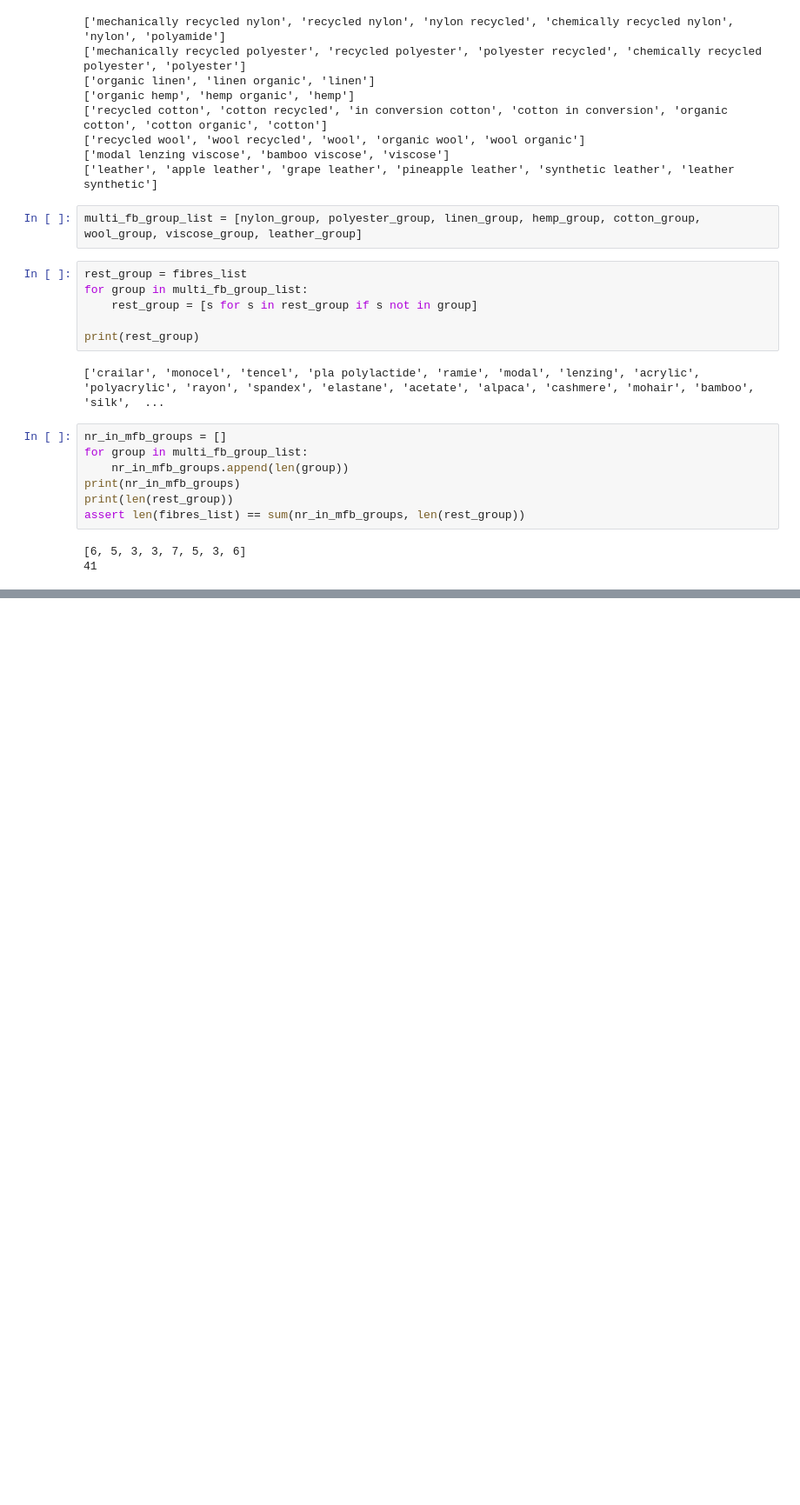
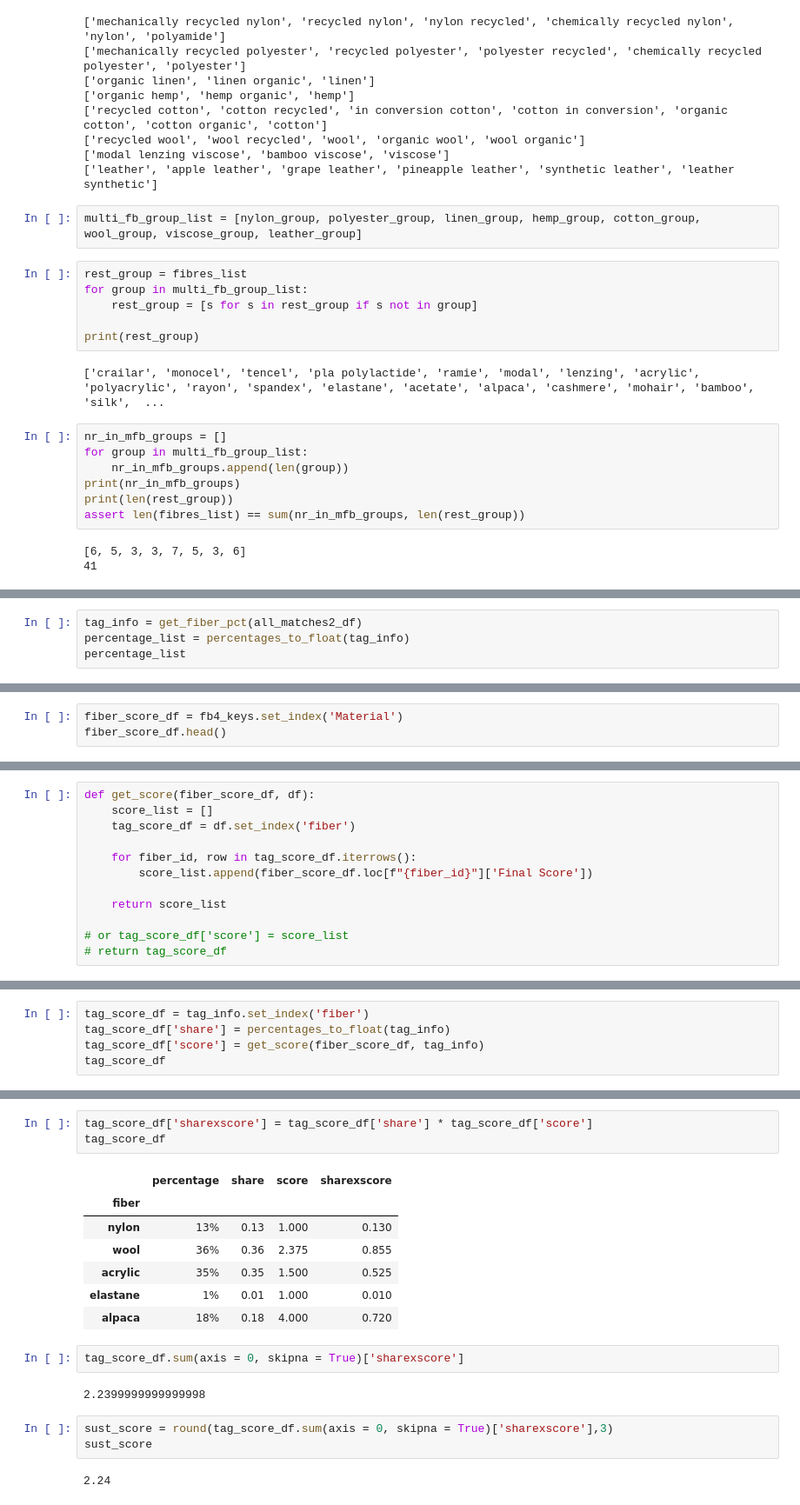
Before and after one commit to lunadabinovic/eco_fashion_project, a Jupyter notebook: notebooks/linking_tags_fbscore.ipynb, the cells around one changed output, grey strips where cells are left out. Shown at 87% size. Saved outputs shown, nothing was run; the diff lists cells and outputs as text; blank space fills up the shorter version.

```diff
--- a/notebooks/linking_tags_fbscore.ipynb
+++ b/notebooks/linking_tags_fbscore.ipynb
@@ -514,0 +560,4 @@ get_fiber_pct(all_matches2_df)
+# %%
+tag_info = get_fiber_pct(all_matches2_df)
+percentage_list = percentages_to_float(tag_info)
+percentage_list
@@ -514,0 +570,3 @@ get_fiber_pct(all_matches2_df)
+# %%
+fiber_score_df = fb4_keys.set_index('Material')
+fiber_score_df.head()
@@ -514,0 +585,12 @@ get_fiber_pct(all_matches2_df)
+# %%
+def get_score(fiber_score_df, df):
+    score_list = []
+    tag_score_df = df.set_index('fiber')
+
+    for fiber_id, row in tag_score_df.iterrows():
+        score_list.append(fiber_score_df.loc[f"{fiber_id}"]['Final Score'])
+
+    return score_list
+
+# or tag_score_df['score'] = score_list
+# return tag_score_df
@@ -514,0 +601,5 @@ get_fiber_pct(all_matches2_df)
+# %%
+tag_score_df = tag_info.set_index('fiber')
+tag_score_df['share'] = percentages_to_float(tag_info)
+tag_score_df['score'] = get_score(fiber_score_df, tag_info)
+tag_score_df
@@ -514,0 +614,20 @@ get_fiber_pct(all_matches2_df)
+# %%
+tag_score_df['sharexscore'] = tag_score_df['share'] * tag_score_df['score']
+tag_score_df
+# %% [output]
+|  | percentage | share | score | sharexscore |
+| fiber |  |  |  |  |
+| nylon | 13% | 0.13 | 1.000 | 0.130 |
+| wool | 36% | 0.36 | 2.375 | 0.855 |
+| acrylic | 35% | 0.35 | 1.500 | 0.525 |
+| elastane | 1% | 0.01 | 1.000 | 0.010 |
+| alpaca | 18% | 0.18 | 4.000 | 0.720 |
+# %%
+tag_score_df.sum(axis = 0, skipna = True)['sharexscore']
+# %% [output]
+2.2399999999999998
+# %%
+sust_score = round(tag_score_df.sum(axis = 0, skipna = True)['sharexscore'],3)
+sust_score
+# %% [output]
+2.24
```
Also changed, not shown: parts of 20 cells of this notebook, 3 other files.
